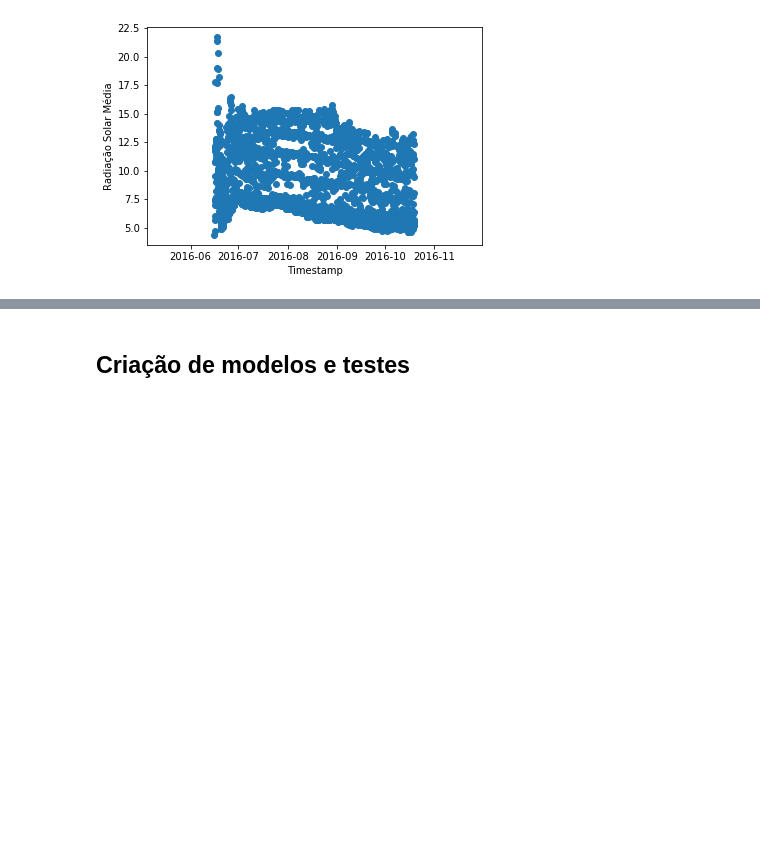
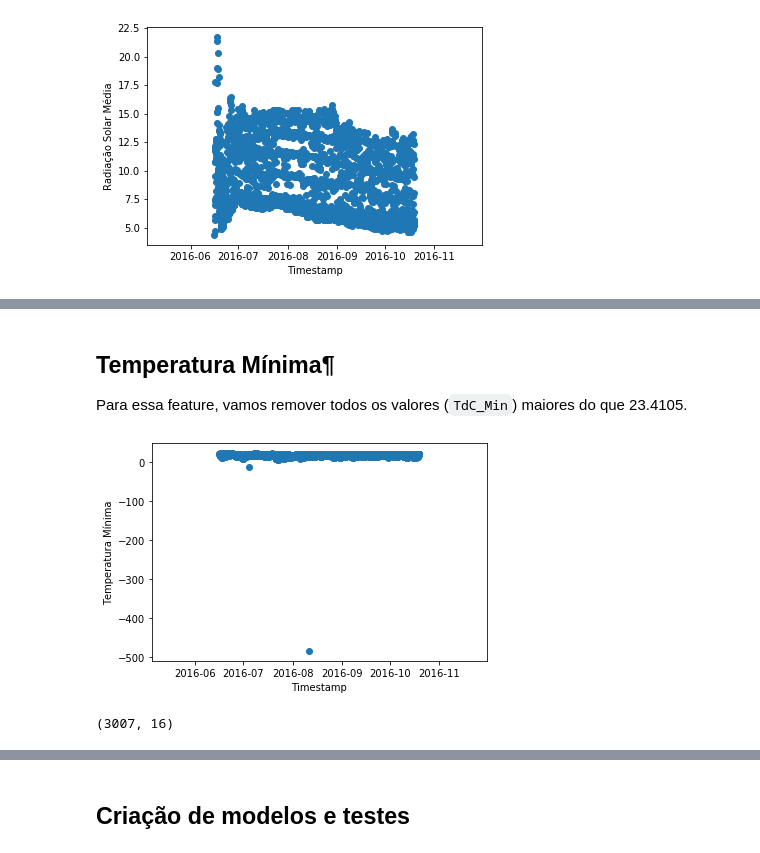
Before and after one commit to Naelia/pibic, a Jupyter notebook: notebooks/1 - Predição da Evapotranspiração.ipynb, the cells around one changed output, grey strips where cells are left out. Cells and saved outputs as stored; diff of their text form; code cells hidden in the pictures; blank space fills up the shorter version.

````diff
--- a/notebooks/1 - Predição da Evapotranspiração.ipynb
+++ b/notebooks/1 - Predição da Evapotranspiração.ipynb
@@ -258,0 +187,15 @@ df_filtered_data.shape
+# %% [markdown]
+## Temperatura Mínima¶
+Para essa feature, vamos remover todos os valores (```TdC_Min```) maiores do que 23.4105.
+# %%
+plt.scatter(df_filtered_data.index, df_filtered_data['TdC_Min'])
+plt.xlabel('Timestamp')
+plt.ylabel('Temperatura Mínima')
+plt.show()
+# %% [output]
+[figure, added]
+# %%
+df_filtered_data = df_filtered_data[df_filtered_data['TdC_Min'] <= 23.4105]
+df_filtered_data.shape
+# %% [output]
+(3007, 16)
````
Also changed, not shown: parts of 69 cells of this notebook, 2 other files.
